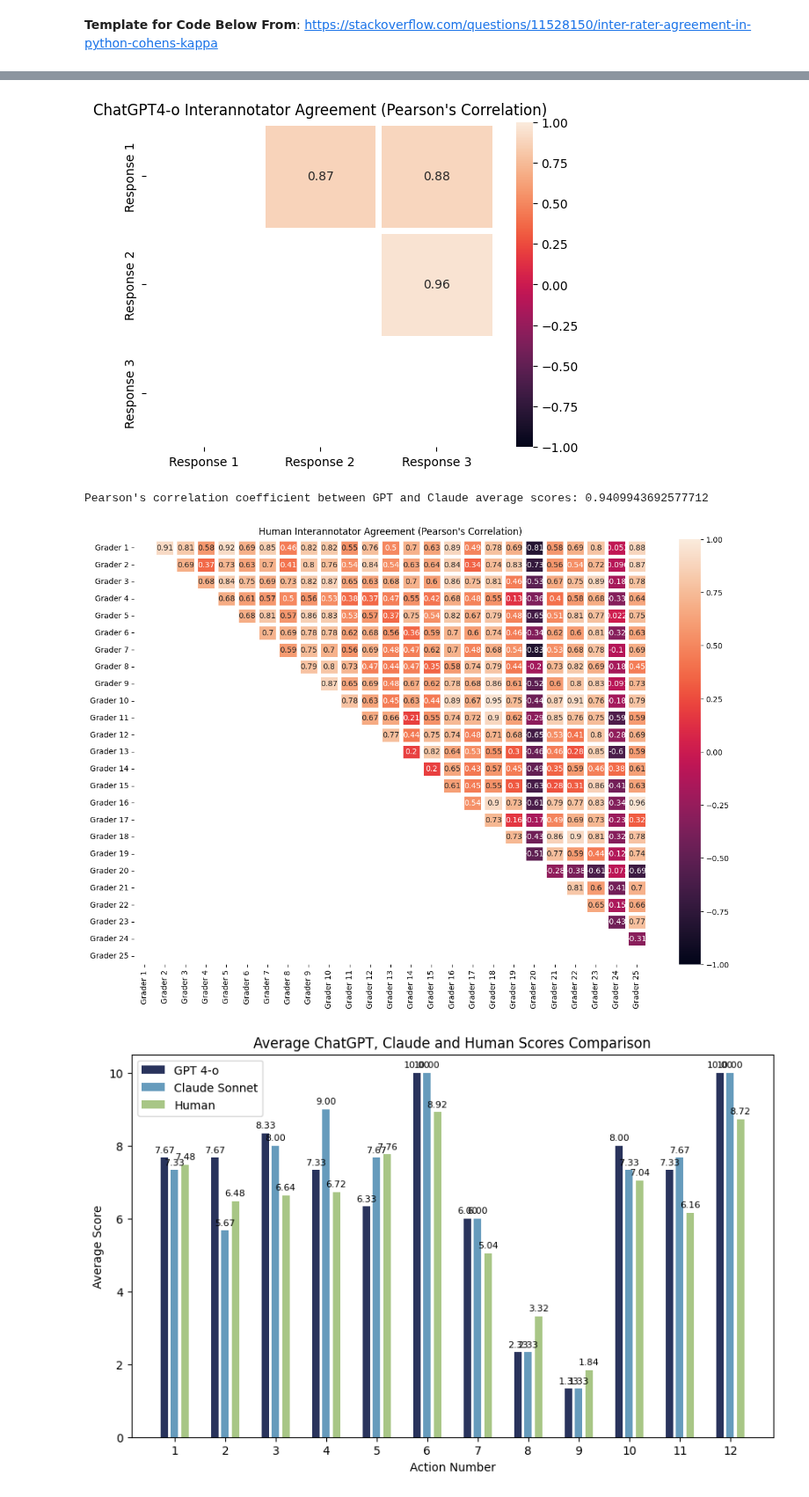
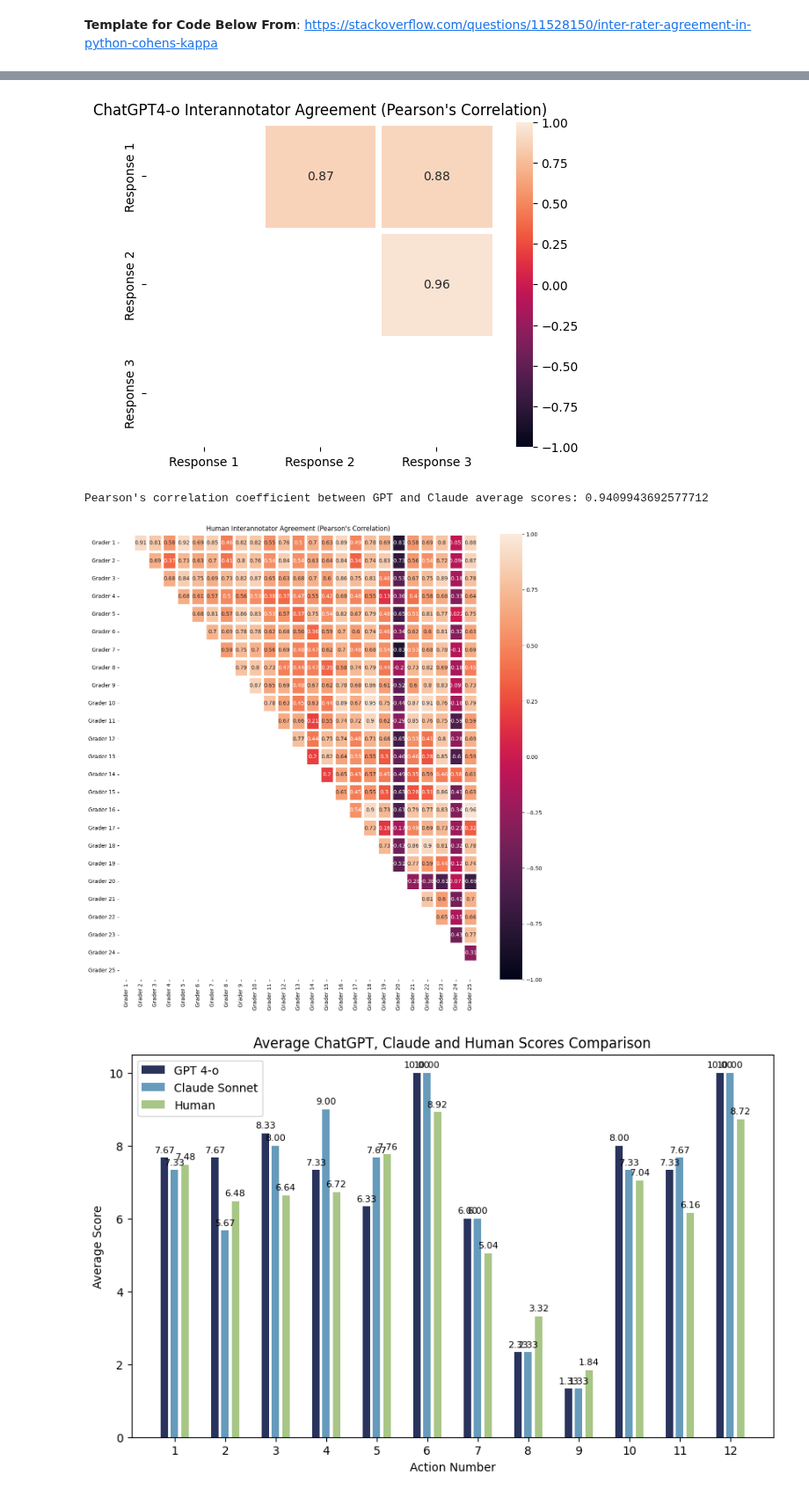
Before and after one commit to amy-ym-yu/LLM-Benevolence, a Jupyter notebook: Processing.ipynb, the cells around one changed output, grey strips where cells are left out. Shown at 88% size. Drawn from its saved outputs; the diff is of its cells as text; code cells hidden in the pictures.

Commit message:
images

```diff
--- a/Processing.ipynb
+++ b/Processing.ipynb
@@ -248,7 +248,6 @@ for index, row in human.iterrows():
 __Template for Code Below From__: https://stackoverflow.com/questions/11528150/inter-rater-agreement-in-python-cohens-kappa
 # %%
 import itertools
-from sklearn.metrics import cohen_kappa_score
 import numpy as np
 import seaborn as sns
 import matplotlib.pyplot as plt
@@ -317,35 +316,35 @@ print("Pearson's correlation coefficient between GPT and Claude average scores:"
 data = np.zeros((len(human_graders), len(human_graders)))
 for j, k in list(itertools.combinations(range(len(human_graders)), r=2)):
     # Calculate Pearson's correlation coefficient between pairs of graders
     correlation_coefficient, _ = pearsonr(human_graders[j], human_graders[k])
     # Store the correlation coefficient in the data array
     data[j, k] = correlation_coefficient
     data[k, j] = correlation_coefficient  # Fill in the symmetric entries
 
 # Plot the heatmap
-plt.figure(figsize=(15, 10))
+plt.figure(figsize=(15, 15))
 sns.heatmap(
     data,
     mask=np.tri(len(human_graders)),
     annot=True,
     linewidths=5,
     vmin=-1, vmax=1,  # Set the range of values for the color scale
     xticklabels=[f"Grader {k + 1}" for k in range(len(human_graders))],
     yticklabels=[f"Grader {k + 1}" for k in range(len(human_graders))],
 )
 
 plt.title("Human Interannotator Agreement (Pearson's Correlation)")
 plt.show()
 
 # Save the figure
 filename = f"images/AnnotatorAgreement/HumanAgreement.png"
 plt.savefig(filename)
 plt.close()
 # %% [output]
 [figure]
 [figure]
 Pearson's correlation coefficient between GPT and Claude average scores: 0.9409943692577712
-[figure, old version]
+[figure, new version]
 # %%
 import numpy as np
 import matplotlib.pyplot as plt
```
